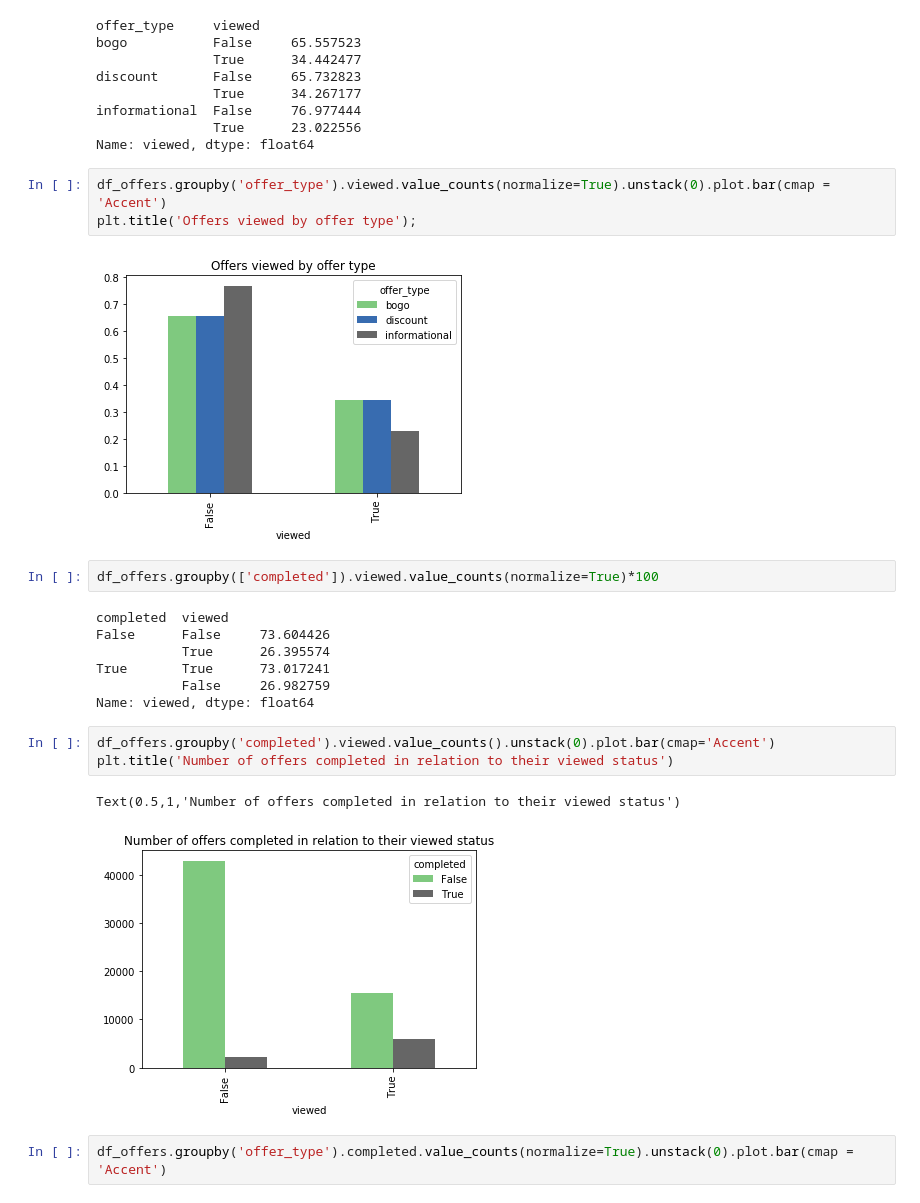
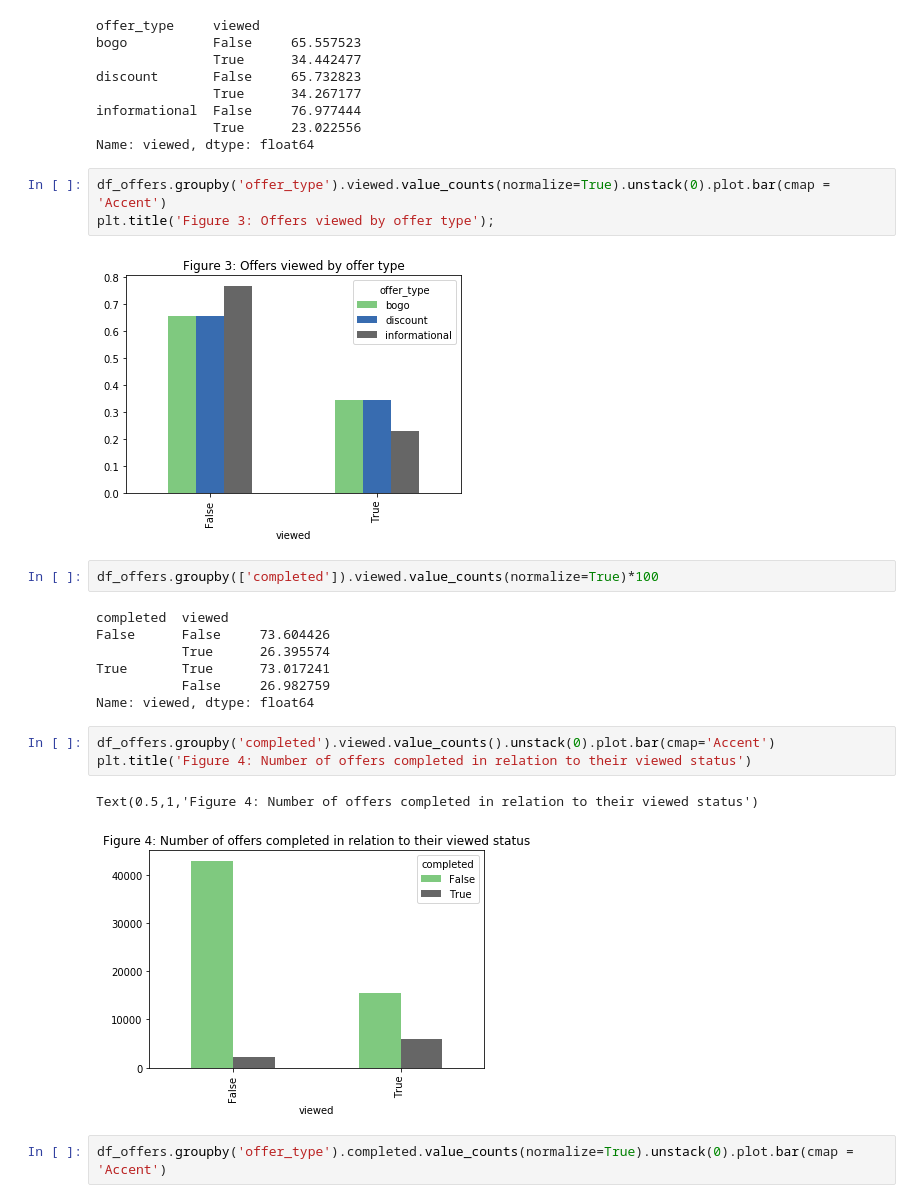
Before and after one commit to gderivas/DS_Nanodegree_Capstone, a Jupyter notebook: Starbucks_Capstone_notebook.ipynb, the cells around one changed output. Drawn from its saved outputs; the diff is of its cells as text.

```diff
--- a/Starbucks_Capstone_notebook.ipynb
+++ b/Starbucks_Capstone_notebook.ipynb
@@ -584,9 +584,9 @@ informational  False     76.977444
 Name: viewed, dtype: float64
 # %%
 df_offers.groupby('offer_type').viewed.value_counts(normalize=True).unstack(0).plot.bar(cmap = 'Accent')
-plt.title('Offers viewed by offer type');
+plt.title('Figure 3: Offers viewed by offer type');
 # %% [output]
-[figure, old version]
+[figure, new version]
 # %%
 df_offers.groupby(['completed']).viewed.value_counts(normalize=True)*100
 # %% [output]
@@ -598,10 +598,10 @@ True       True      73.017241
 Name: viewed, dtype: float64
 # %%
 df_offers.groupby('completed').viewed.value_counts().unstack(0).plot.bar(cmap='Accent')
-plt.title('Number of offers completed in relation to their viewed status')
+plt.title('Figure 4: Number of offers completed in relation to their viewed status')
 # %% [output]
-Text(0.5,1,'Number of offers completed in relation to their viewed status')
+Text(0.5,1,'Figure 4: Number of offers completed in relation to their viewed status')
-[figure, old version]
+[figure, new version]
 # %%
 df_offers.groupby('offer_type').completed.value_counts(normalize=True).unstack(0).plot.bar(cmap = 'Accent')
 # %% [output]
```
Also changed, not shown: parts of 10 cells of this notebook.
